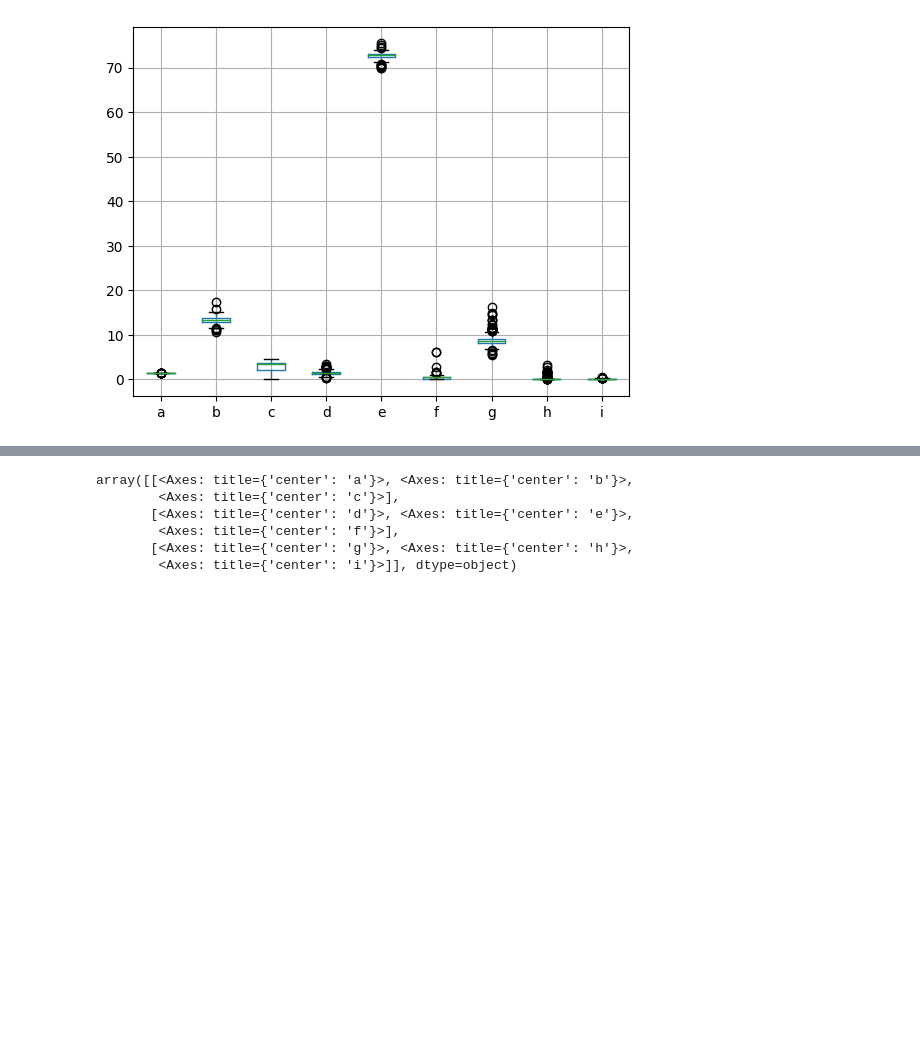
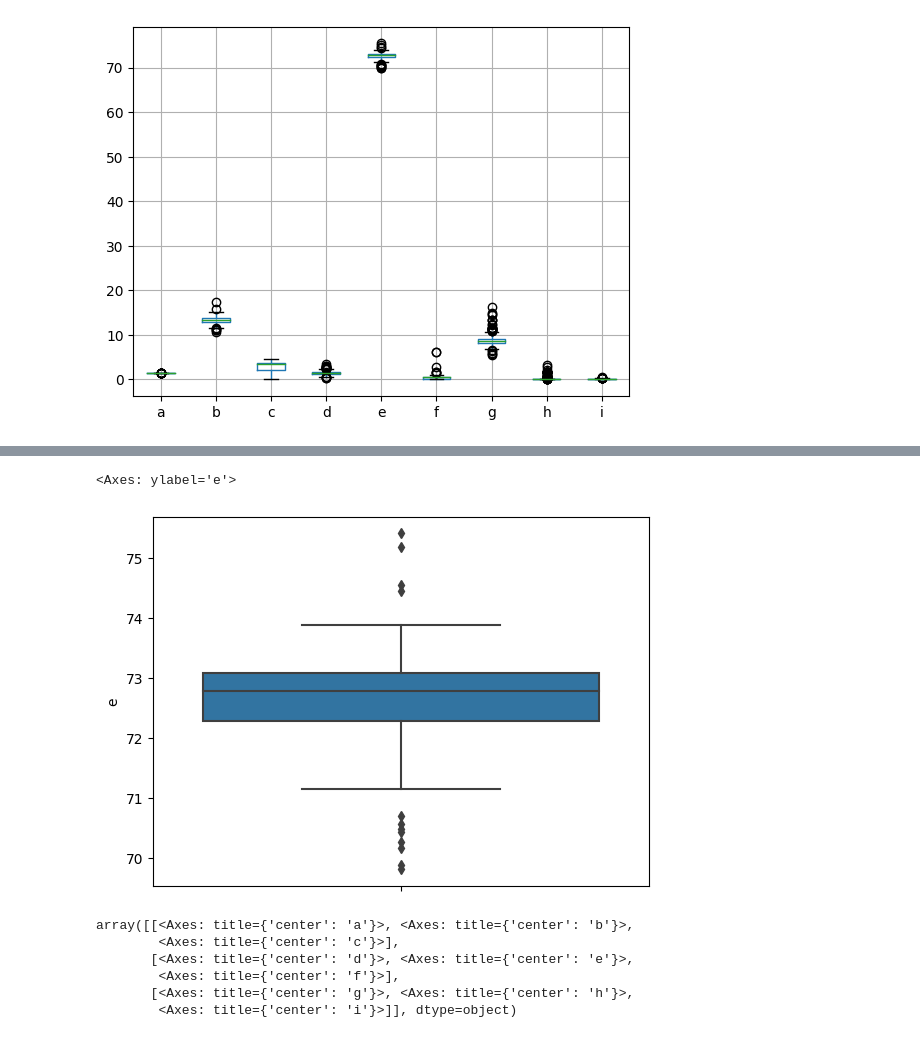
Before and after one commit to raysky9999/preScreen, a Jupyter notebook: PreScreen1.ipynb, the cells around one changed output, grey strips where cells are left out. Drawn from its saved outputs; the diff is of its cells as text; code cells hidden in the pictures; blank space fills up the shorter version.

```diff
--- a/PreScreen1.ipynb
+++ b/PreScreen1.ipynb
@@ -72,3 +72,8 @@ dfFilter.boxplot()
+# %%
+sns.boxplot(y=df['e'])
+# %% [output]
+<Axes: ylabel='e'>
+[figure, added]
 # %%
 df.hist(bins=20,figsize=(16,12))
 # %% [output]
```
Also changed, not shown: parts of 4 cells of this notebook.
